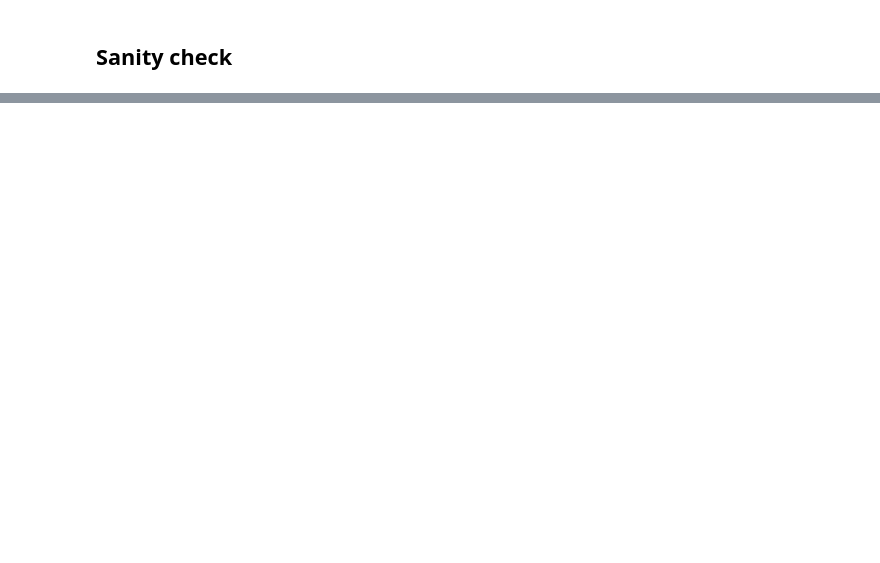
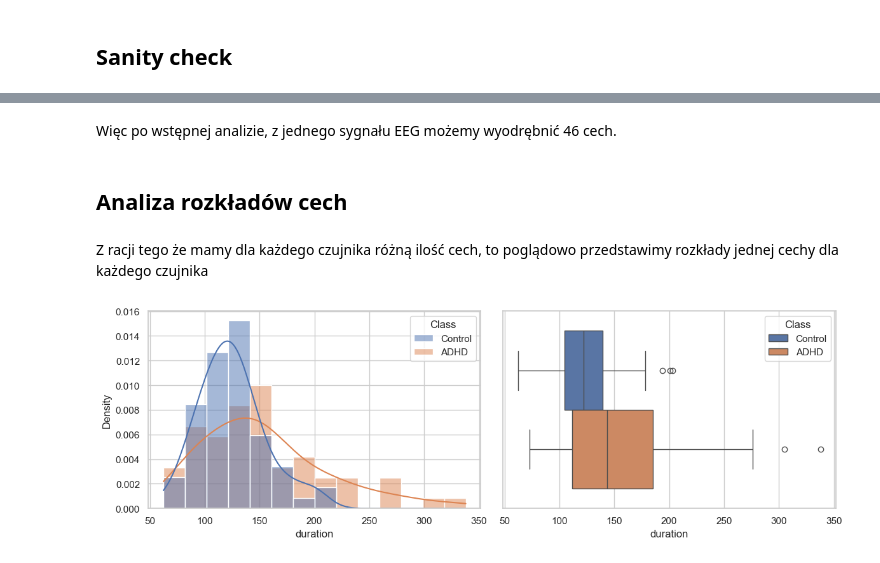
Before and after one commit to NoMoreCookies/NeuronZadanie, a Jupyter notebook: EDA.ipynb, the cells around one changed output, grey strips where cells are left out. Drawn from its saved outputs; the diff is of its cells as text; code cells hidden in the pictures; blank space fills up the shorter version.

```diff
--- a/EDA.ipynb
+++ b/EDA.ipynb
@@ -266,0 +178,3 @@ ADHD    C3   0.505695  0.278863  0.726890  0.433754  1.000000  0.472664
+# %%
+results_df = EDAhelp.rank_features_mannwhitney(features_df)
+print(results_df.head(5))
@@ -266,0 +222,35 @@ ADHD    C3   0.505695  0.278863  0.726890  0.433754  1.000000  0.472664
+# %%
+
+
+# startujemy ze zbioru po wcześniejszym filtrowaniu
+num_df = features_df_filtered.drop(columns=["ID", "Class"]).copy()
+
+# macierz korelacji
+corr = num_df.corr(method="spearman").abs()
+
+# ranking jakości cech
+feature_quality = results_df.set_index("feature")[["p_adj", "auc_sep"]]
+
+to_drop = set()
+cols = corr.columns.tolist()
+
+for i in range(len(cols)):
+    for j in range(i + 1, len(cols)):
+        f1, f2 = cols[i], cols[j]
+
+        if corr.loc[f1, f2] > 0.80:
+            q1 = feature_quality.loc[f1]
+            q2 = feature_quality.loc[f2]
+
+            # lepsza cecha = niższe p_adj, a przy remisie wyższe auc_sep
+            if (q1["p_adj"] < q2["p_adj"]) or (
+                q1["p_adj"] == q2["p_adj"] and q1["auc_sep"] >= q2["auc_sep"]
+            ):
+                to_drop.add(f2)
+            else:
+                to_drop.add(f1)
+
+print("Usuwam", len(to_drop), "cech przez wysoką korelację")
+
+features_df_corr_filtered = features_df_filtered.drop(columns=list(to_drop)).copy()
+print(features_df_corr_filtered.shape)
@@ -266,0 +260,4 @@ ADHD    C3   0.505695  0.278863  0.726890  0.433754  1.000000  0.472664
+# %%
+
+df = features_df_corr_filtered
+print(df.columns.sort_values())
@@ -266,0 +278,10 @@ ADHD    C3   0.505695  0.278863  0.726890  0.433754  1.000000  0.472664
+# %% [markdown]
+Więc po wstępnej analizie, z jednego sygnału EEG możemy wyodrębnić 46 cech.
+# %% [markdown]
+## Analiza rozkładów cech
+# %% [markdown]
+Z racji tego że mamy dla każdego czujnika różną ilość cech, to poglądowo przedstawimy rozkłady jednej cechy dla każdego czujnika
+# %%
+EDAhelp.draw_plot(df,"duration")
+# %% [output]
+[figure, added]
```
Also changed, not shown: parts of 75 cells of this notebook, 1 other file.
